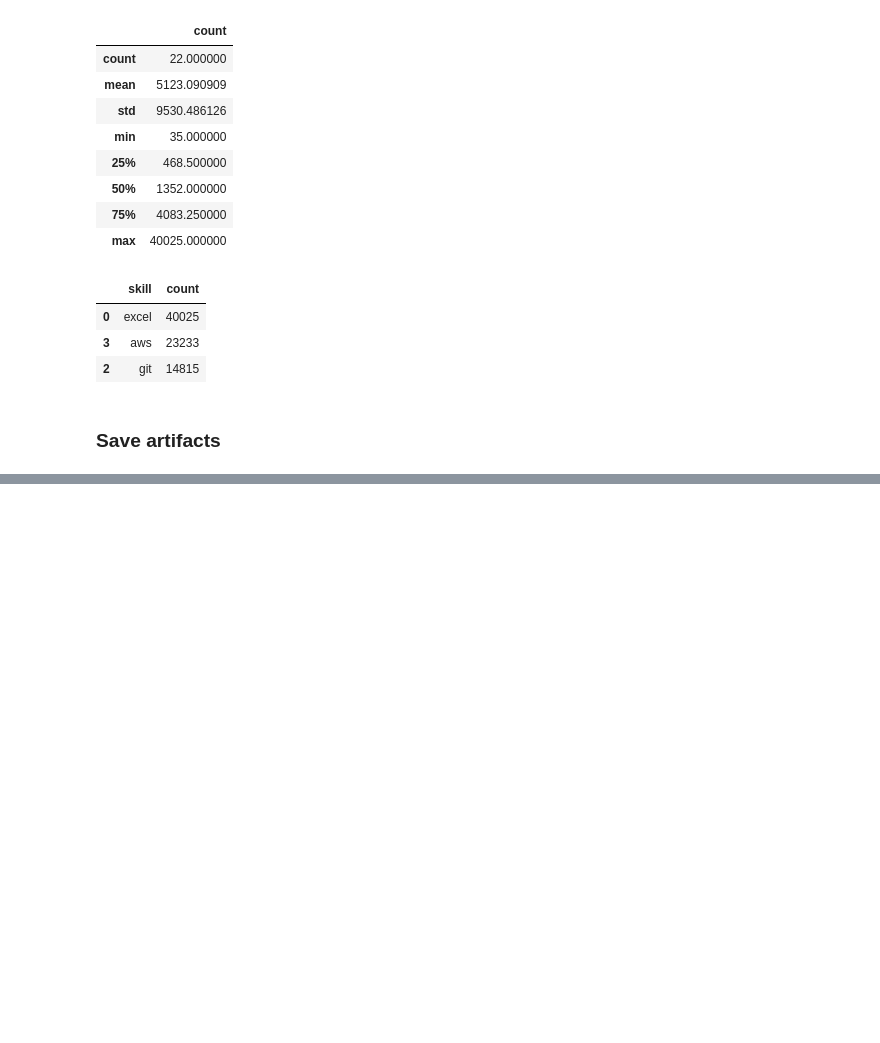
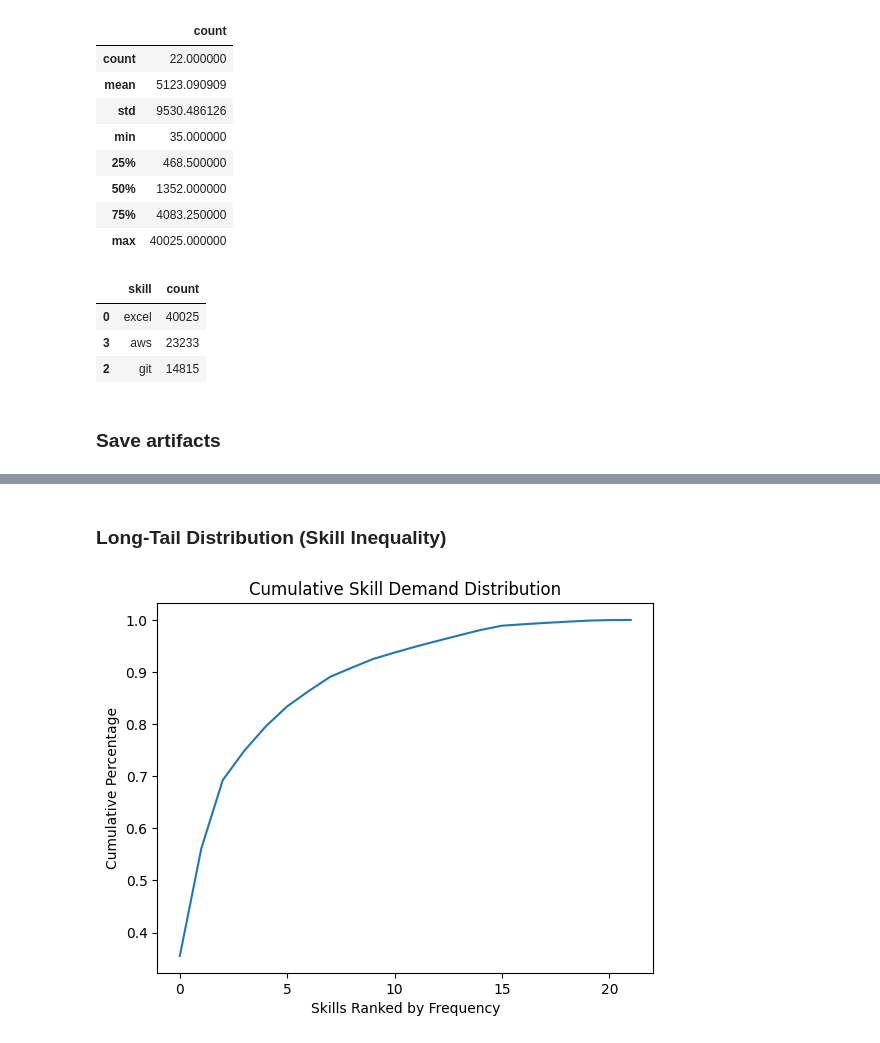
Before and after one commit to sufyan14/job-market-intelligence-system, a Jupyter notebook: notebooks/02_text_processing.ipynb, the cells around one changed output, grey strips where cells are left out. Cells and saved outputs as stored; diff of their text form; code cells hidden in the pictures; blank space fills up the shorter version.

```diff
--- a/notebooks/02_text_processing.ipynb
+++ b/notebooks/02_text_processing.ipynb
@@ -571,0 +650,5 @@ combined_canonical.to_csv("combined_with_skills_norm_v1.csv", index=False)
+# %%
+skill_freq_sorted = skill_freq_df.sort_values("count", ascending=False)
+skill_freq_sorted["cumulative_percentage"] = skill_freq_sorted["percentage"].cumsum()
+
+skill_freq_sorted.head(30)
@@ -571,0 +673,11 @@ combined_canonical.to_csv("combined_with_skills_norm_v1.csv", index=False)
+# %% [markdown]
+### Long-Tail Distribution (Skill Inequality)
+# %%
+plt.figure()
+plt.plot(skill_freq_sorted["cumulative_percentage"].values)
+plt.xlabel("Skills Ranked by Frequency")
+plt.ylabel("Cumulative Percentage")
+plt.title("Cumulative Skill Demand Distribution")
+plt.show()
+# %% [output]
+[figure, added]
```
Also changed, not shown: parts of 15 cells of this notebook.
